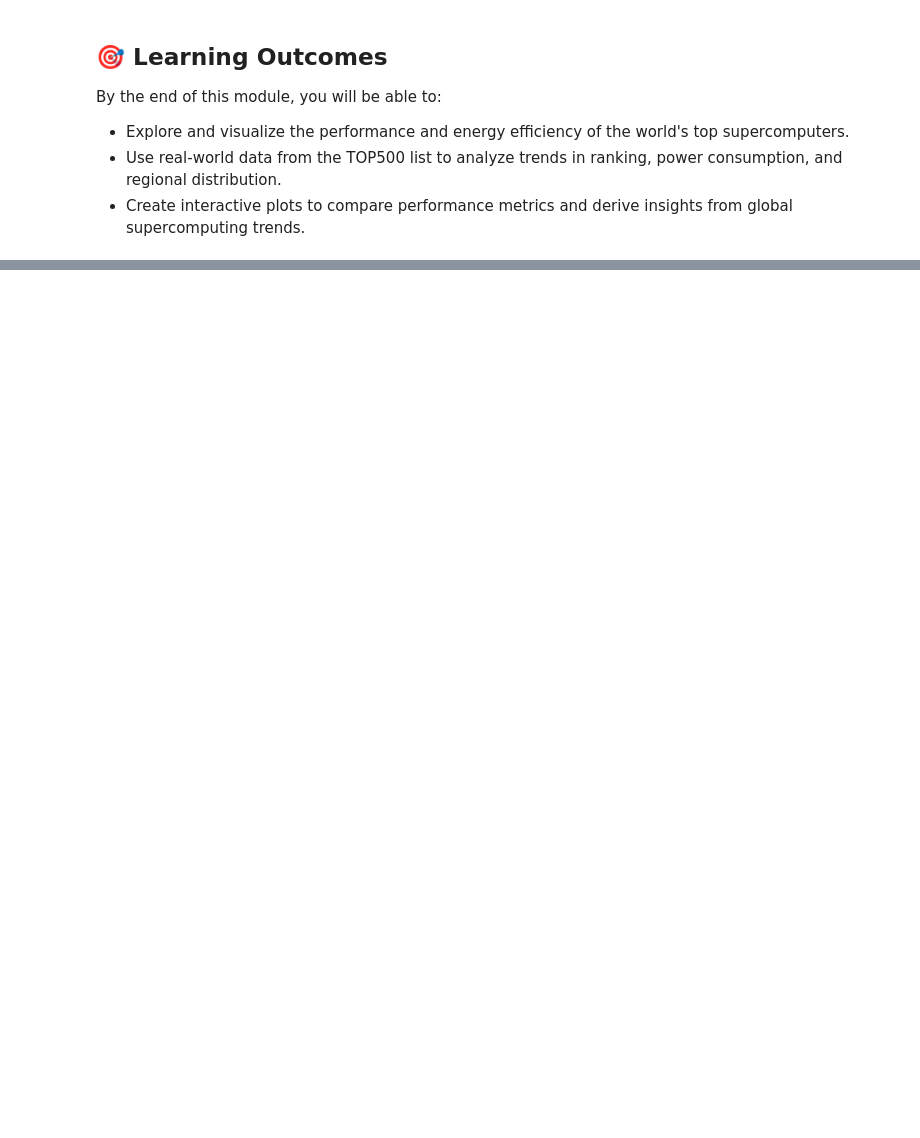
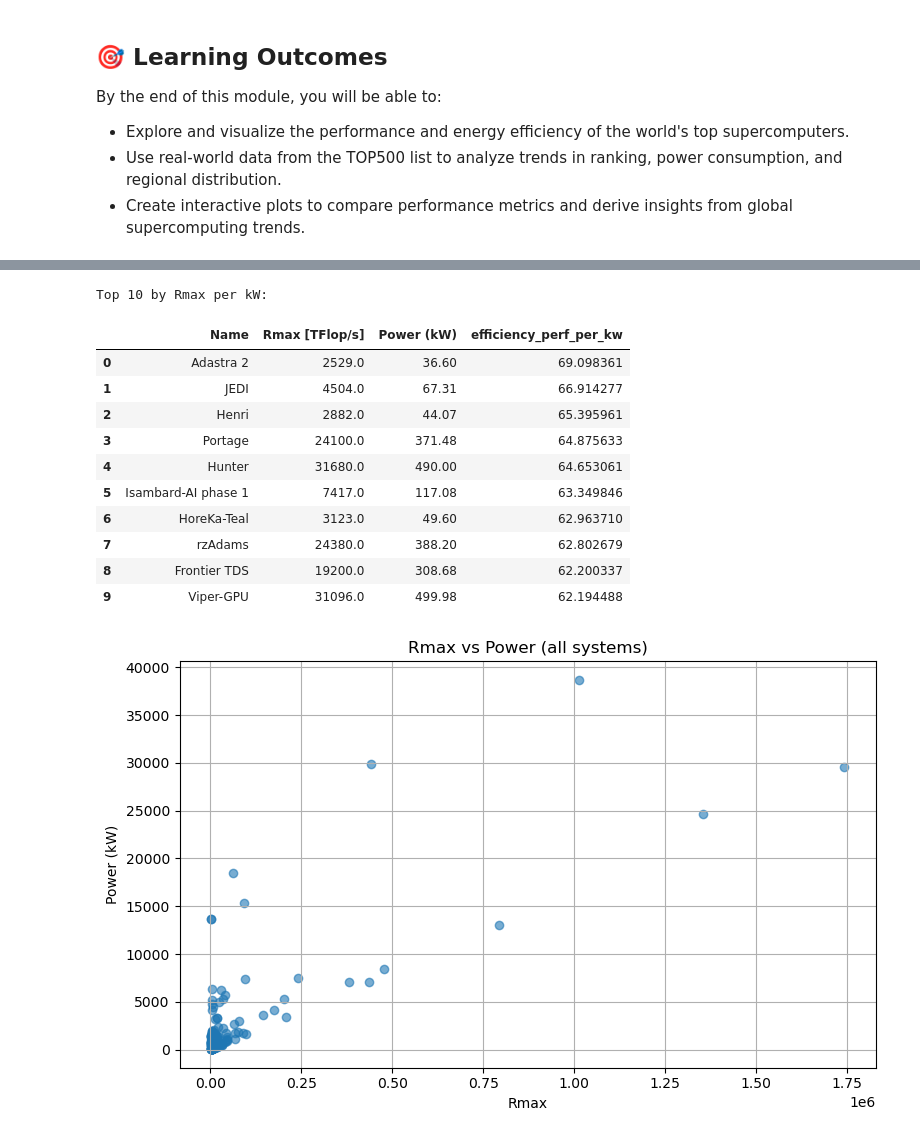
Before and after one commit to charlesWLivelyPhD/DOE_HPC_Bootcamp_2025, a Jupyter notebook: Module_2_NERSC_DOE_HPC_BOOTCAMP2025.ipynb, the cells around one changed output, grey strips where cells are left out. Cells and saved outputs as stored; diff of their text form; code cells hidden in the pictures; blank space fills up the shorter version.

```diff
--- a/Module_2_NERSC_DOE_HPC_BOOTCAMP2025.ipynb
+++ b/Module_2_NERSC_DOE_HPC_BOOTCAMP2025.ipynb
@@ -252,0 +287,42 @@ We have explored the data of the top 500 supercomputers, cleaned it, and visuali
+# %%
+# --- Your Work: Efficiency metric ---
+if power_col is None:
+    print("No power column detected; skipping efficiency analysis.")
+else:
+    eff_col = "efficiency_perf_per_kw"
+    df_eff = df.copy()
+    # Avoid division by zero
+    df_eff = df_eff[(df_eff[power_col].notna()) & (df_eff[power_col] > 0)]
+    df_eff[eff_col] = df_eff[rmax_col] / df_eff[power_col]
+
+    # Top 10 efficient systems
+    top_eff = df_eff.sort_values(eff_col, ascending=False).head(10)
+    print("Top 10 by Rmax per kW:")
+    try:
+        from IPython.display import display
+        display(top_eff[[name_col, rmax_col, power_col, eff_col]].reset_index(drop=True))
+    except Exception:
+        print(top_eff[[name_col, rmax_col, power_col, eff_col]].reset_index(drop=True))
+
+    # Scatter plot: Rmax vs Power
+    plt.figure()
+    plt.scatter(df_eff[rmax_col], df_eff[power_col], alpha=0.6)
+    plt.xlabel("Rmax")
+    plt.ylabel("Power (kW)")
+    plt.title("Rmax vs Power (all systems)")
+    plt.tight_layout()
+    plt.show()
+# %% [output]
+Top 10 by Rmax per kW:
+|  | Name | Rmax [TFlop/s] | Power (kW) | efficiency_perf_per_kw |
+| 0 | Adastra 2 | 2529.0 | 36.60 | 69.098361 |
+| 1 | JEDI | 4504.0 | 67.31 | 66.914277 |
+| 2 | Henri | 2882.0 | 44.07 | 65.395961 |
+| 3 | Portage | 24100.0 | 371.48 | 64.875633 |
+| 4 | Hunter | 31680.0 | 490.00 | 64.653061 |
+| 5 | Isambard-AI phase 1 | 7417.0 | 117.08 | 63.349846 |
+| 6 | HoreKa-Teal | 3123.0 | 49.60 | 62.963710 |
+| 7 | rzAdams | 24380.0 | 388.20 | 62.802679 |
+| 8 | Frontier TDS | 19200.0 | 308.68 | 62.200337 |
+| 9 | Viper-GPU | 31096.0 | 499.98 | 62.194488 |
+[figure, added]
```
Also changed, not shown: parts of 59 cells of this notebook, 6 other files.
